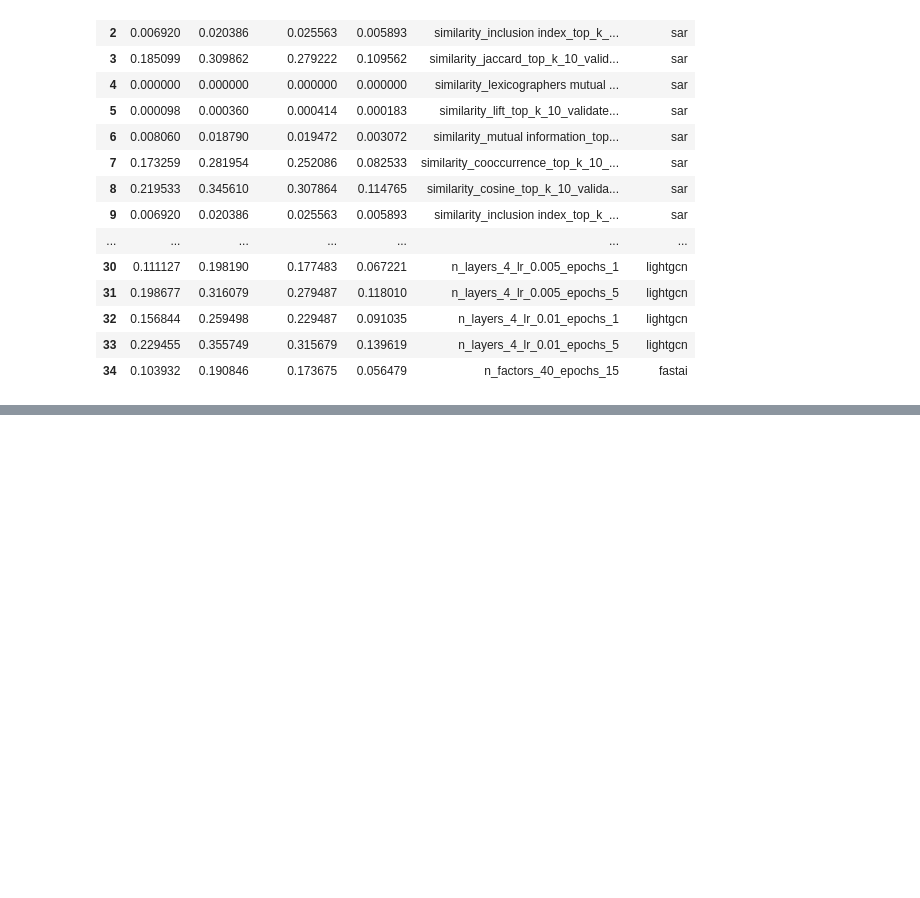
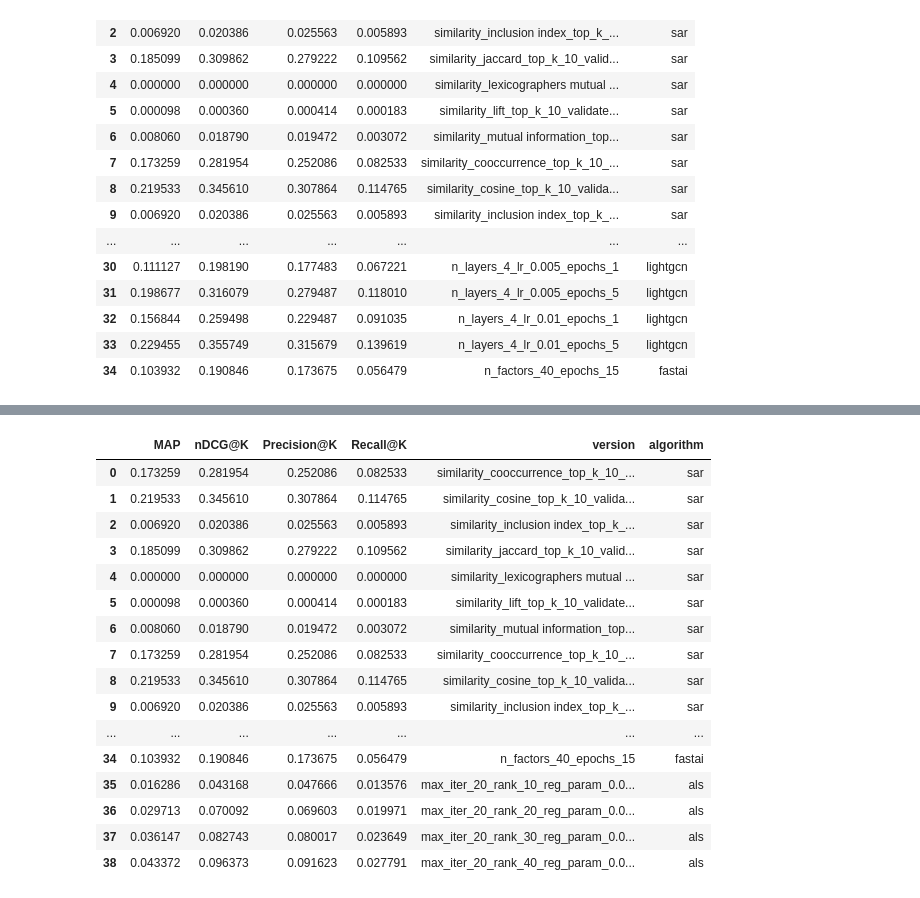
Before and after one commit to hygo2025/cdd-projeto-final, a Jupyter notebook: trabalho.ipynb, the cells around one changed output, grey strips where cells are left out. Saved outputs shown, nothing was run; the diff lists cells and outputs as text; code cells hidden in the pictures; blank space fills up the shorter version.

```diff
--- a/trabalho.ipynb
+++ b/trabalho.ipynb
@@ -842,3 +986,20 @@ full_results, als_result = load_or_run(full_results, '06_sar_ncf_bivae_lightgcn_
 # %%
-full_results = pd.concat([full_results, als_result], ignore_index=True)
-full_results.to_csv('06_sar_ncf_bivae_lightgcn_fastai_als.csv', index=False)
+full_results.head(100)
+# %% [output]
+|  | MAP | nDCG@K | Precision@K | Recall@K | version | algorithm |
+| 0 | 0.173259 | 0.281954 | 0.252086 | 0.082533 | similarity_cooccurrence_top_k_10_... | sar |
+| 1 | 0.219533 | 0.345610 | 0.307864 | 0.114765 | similarity_cosine_top_k_10_valida... | sar |
+| 2 | 0.006920 | 0.020386 | 0.025563 | 0.005893 | similarity_inclusion index_top_k_... | sar |
+| 3 | 0.185099 | 0.309862 | 0.279222 | 0.109562 | similarity_jaccard_top_k_10_valid... | sar |
+| 4 | 0.000000 | 0.000000 | 0.000000 | 0.000000 | similarity_lexicographers mutual ... | sar |
+| 5 | 0.000098 | 0.000360 | 0.000414 | 0.000183 | similarity_lift_top_k_10_validate... | sar |
+| 6 | 0.008060 | 0.018790 | 0.019472 | 0.003072 | similarity_mutual information_top... | sar |
+| 7 | 0.173259 | 0.281954 | 0.252086 | 0.082533 | similarity_cooccurrence_top_k_10_... | sar |
+| 8 | 0.219533 | 0.345610 | 0.307864 | 0.114765 | similarity_cosine_top_k_10_valida... | sar |
+| 9 | 0.006920 | 0.020386 | 0.025563 | 0.005893 | similarity_inclusion index_top_k_... | sar |
+| ... | ... | ... | ... | ... | ... | ... |
+| 34 | 0.103932 | 0.190846 | 0.173675 | 0.056479 | n_factors_40_epochs_15 | fastai |
+| 35 | 0.016286 | 0.043168 | 0.047666 | 0.013576 | max_iter_20_rank_10_reg_param_0.0... | als |
+| 36 | 0.029713 | 0.070092 | 0.069603 | 0.019971 | max_iter_20_rank_20_reg_param_0.0... | als |
+| 37 | 0.036147 | 0.082743 | 0.080017 | 0.023649 | max_iter_20_rank_30_reg_param_0.0... | als |
+| 38 | 0.043372 | 0.096373 | 0.091623 | 0.027791 | max_iter_20_rank_40_reg_param_0.0... | als |
```
Also changed, not shown: parts of 1 cell of this notebook.
